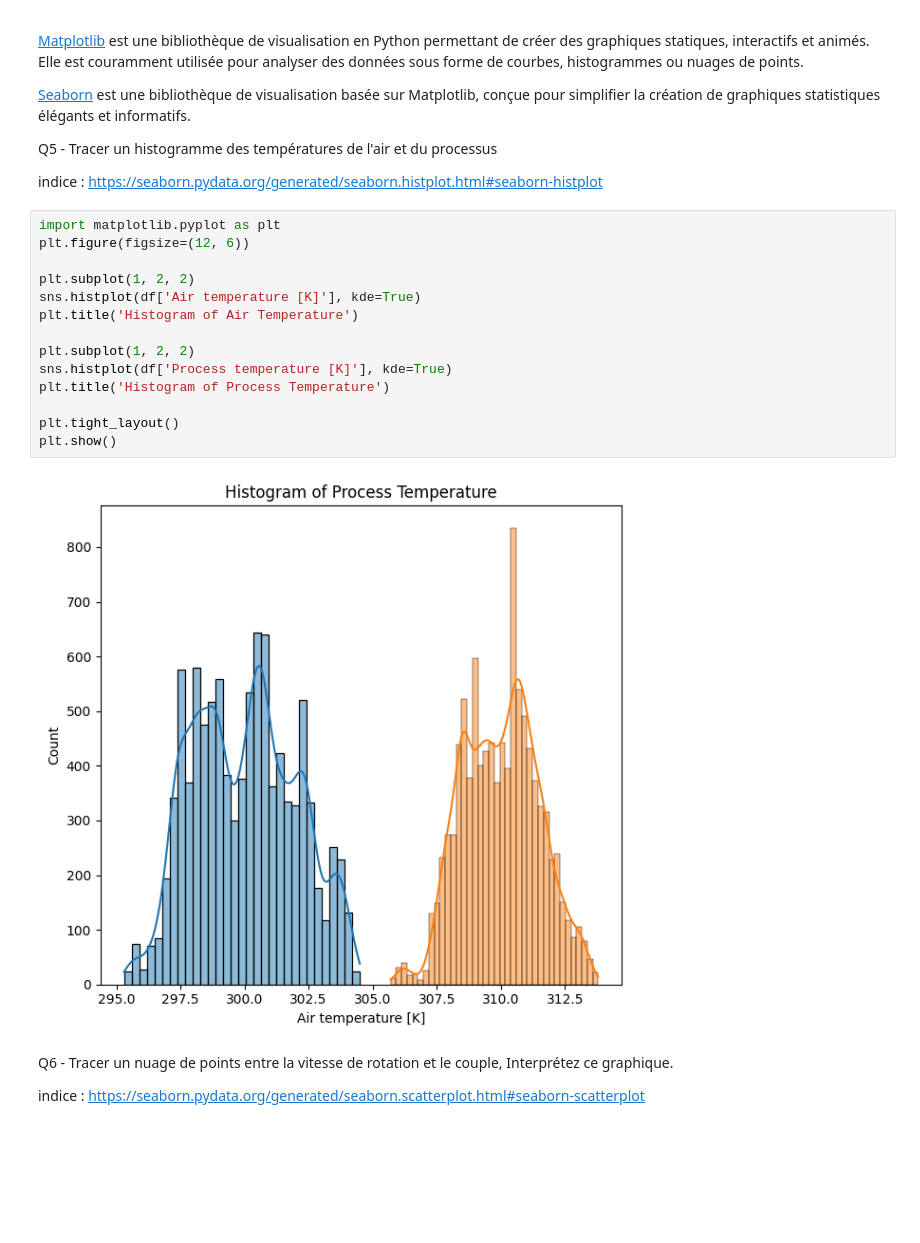
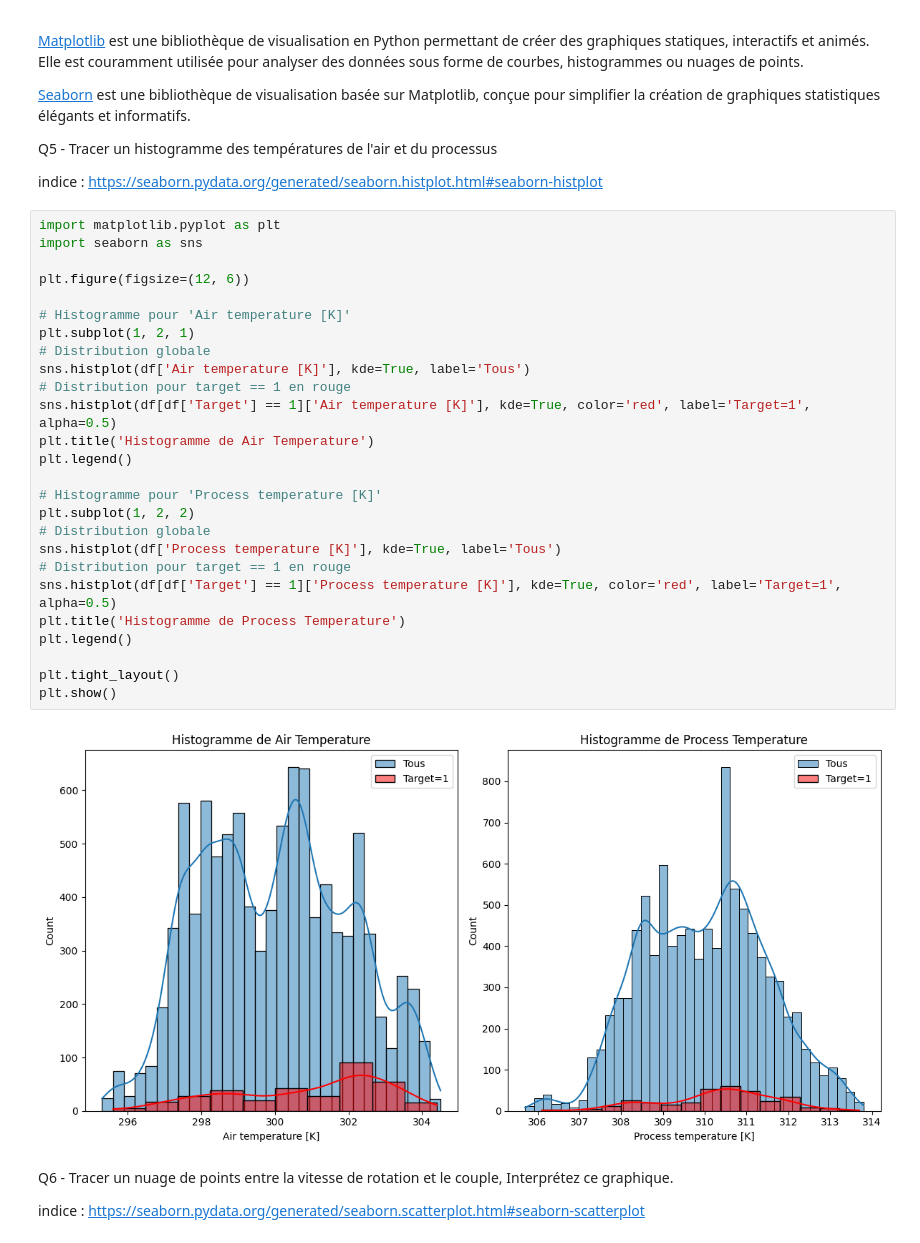
Before and after one commit to DlDI/predective-maintenance, a Jupyter notebook: TP2-Maintenance-Predective.ipynb, the cells around one changed output. Cells and saved outputs as stored; diff of their text form; blank space fills up the shorter version.

```diff
--- a/TP2-Maintenance-Predective.ipynb
+++ b/TP2-Maintenance-Predective.ipynb
@@ -157,20 +150,32 @@ Q5 - Tracer un histogramme des températures de l'air et du processus
 indice : https://seaborn.pydata.org/generated/seaborn.histplot.html#seaborn-histplot
 # %%
 import matplotlib.pyplot as plt
+import seaborn as sns
+
 plt.figure(figsize=(12, 6))
 
+# Histogramme pour 'Air temperature [K]'
+plt.subplot(1, 2, 1)
+# Distribution globale
+sns.histplot(df['Air temperature [K]'], kde=True, label='Tous')
+# Distribution pour target == 1 en rouge
+sns.histplot(df[df['Target'] == 1]['Air temperature [K]'], kde=True, color='red', label='Target=1', alpha=0.5)
+plt.title('Histogramme de Air Temperature')
+plt.legend()
+
+# Histogramme pour 'Process temperature [K]'
 plt.subplot(1, 2, 2)
-sns.histplot(df['Air temperature [K]'], kde=True)
-plt.title('Histogram of Air Temperature')
-
-plt.subplot(1, 2, 2)
-sns.histplot(df['Process temperature [K]'], kde=True)
-plt.title('Histogram of Process Temperature')
+# Distribution globale
+sns.histplot(df['Process temperature [K]'], kde=True, label='Tous')
+# Distribution pour target == 1 en rouge
+sns.histplot(df[df['Target'] == 1]['Process temperature [K]'], kde=True, color='red', label='Target=1', alpha=0.5)
+plt.title('Histogramme de Process Temperature')
+plt.legend()
 
 plt.tight_layout()
 plt.show()
 # %% [output]
-[figure, old version]
+[figure, new version]
 # %% [markdown]
 Q6 - Tracer un nuage de points entre la vitesse de rotation et le couple, Interprétez ce graphique.
 
```
Also changed, not shown: parts of 30 cells of this notebook.
